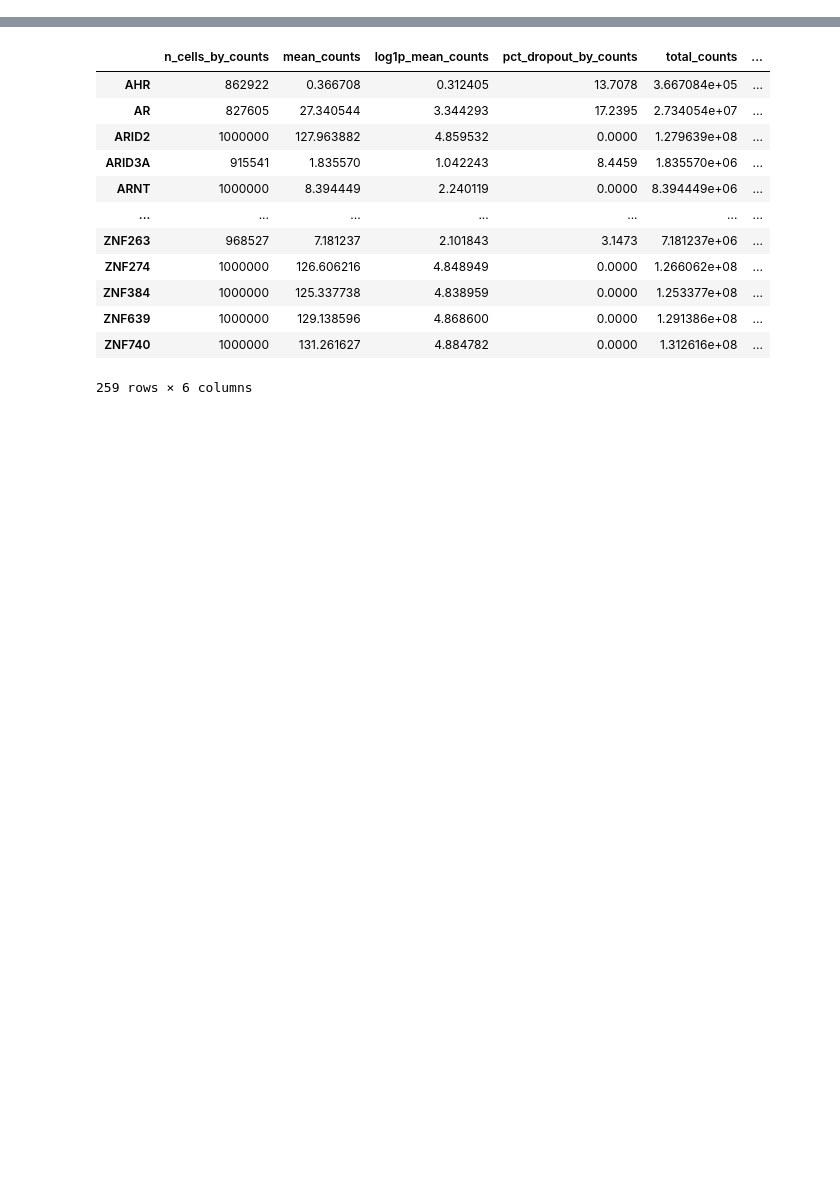
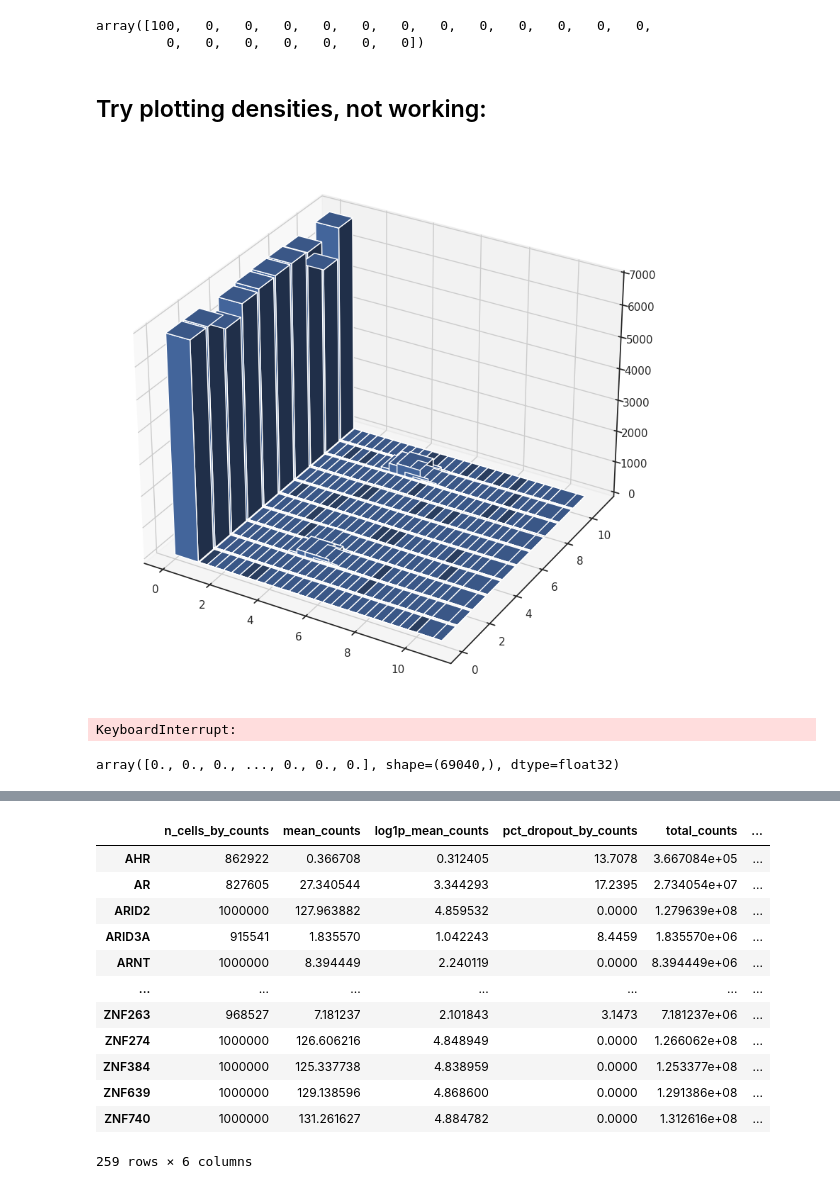
Before and after one commit to GeorgSommerer/bsc_thesis_pGRiNS, a Jupyter notebook: pgrins_explore.ipynb, the cells around one changed output, grey strips where cells are left out. Cells and saved outputs as stored; diff of their text form; code cells hidden in the pictures; blank space fills up the shorter version.

```diff
--- a/pgrins_explore.ipynb
+++ b/pgrins_explore.ipynb
@@ -9,0 +37,8 @@ import matplotlib.pyplot as plt
+# %%
+cos = []
+for i in range(3):
+    for j in range(i+1,3):
+        common_genes = list(set(exp_data_list[i].var_names) & set(exp_data_list[j].var_names))
+        cos.append(cosine_similarity(X=np.asarray(exp_data_list[i][:,common_genes].var["log1p_mean_counts"]).reshape(1, -1),Y=np.asarray(exp_data_list[j][:,common_genes].var["log1p_mean_counts"]).reshape(1, -1)))
+print(cos)
+# Among the HVGs of the control cells, the cosine similarity is quite high (~95%), meaning that they should be comparable
@@ -9,0 +70,48 @@ import matplotlib.pyplot as plt
+# %%
+np.histogram(exp_data_list[0].layers["log1p"].todense()[:100,5],bins=20,range=(0,10))[0]
+# %% [output]
+array([100,   0,   0,   0,   0,   0,   0,   0,   0,   0,   0,   0,   0,
+         0,   0,   0,   0,   0,   0,   0])
+# %% [markdown]
+## Try plotting densities, not working:
+# %%
+data_array2 = np.array([np.histogram(exp_data_list[0].layers["log1p"].todense()[:,i],bins=30,range=(0,10))[0] for i in range(10)])
+
+data_array = np.array([ [1, 2, 3, 4, 5, 6, 7, 8, 9, 10],
+            [6, 7, 8, 9, 10, 11, 12, 13, 14, 15],
+            [11, 12, 13, 14, 15, 16, 17, 18 , 19, 20],
+            [16, 17, 18, 19, 20, 21, 22, 23, 24, 25],
+            [21, 22, 23, 24, 25, 26, 27, 28, 29, 30] ])
+# %%
+fig = plt.figure(figsize=(10,10))
+ax = fig.add_subplot(111, projection='3d')
+#
+# Create an X-Y mesh of the same dimension as the 2D data. You can
+# think of this as the floor of the plot.
+#
+x_data, y_data = np.meshgrid( np.linspace(0,10,data_array2.shape[1]),
+                              np.linspace(0,10,data_array2.shape[0]) )
+#
+# Flatten out the arrays so that they may be passed to "ax.bar3d".
+# Basically, ax.bar3d expects three one-dimensional arrays:
+# x_data, y_data, z_data. The following call boils down to picking
+# one entry from each array and plotting a bar to from
+# (x_data[i], y_data[i], 0) to (x_data[i], y_data[i], z_data[i]).
+#
+x_data = x_data.flatten()
+y_data = y_data.flatten()
+z_data = data_array2.flatten()
+ax.bar3d( x_data,
+          y_data,
+          np.zeros(len(z_data)),
+          1, 1, z_data )
+#
+# Finally, display the plot.
+#
+plt.show()
+# %% [output]
+[figure, added]
+# %%
+x = np.array([np.histogram(exp_data_list[0].layers["log1p"].todense()[:,i],bins=30,range=(0,10))[0] for i in range(10)]).flatten()
+# %% [output]
+KeyboardInterrupt:
@@ -9,0 +120,4 @@ import matplotlib.pyplot as plt
+# %%
+x
+# %% [output]
+array([0., 0., 0., ..., 0., 0., 0.], shape=(69040,), dtype=float32)
```
Also changed, not shown: parts of 28 cells of this notebook, 15 other files.
